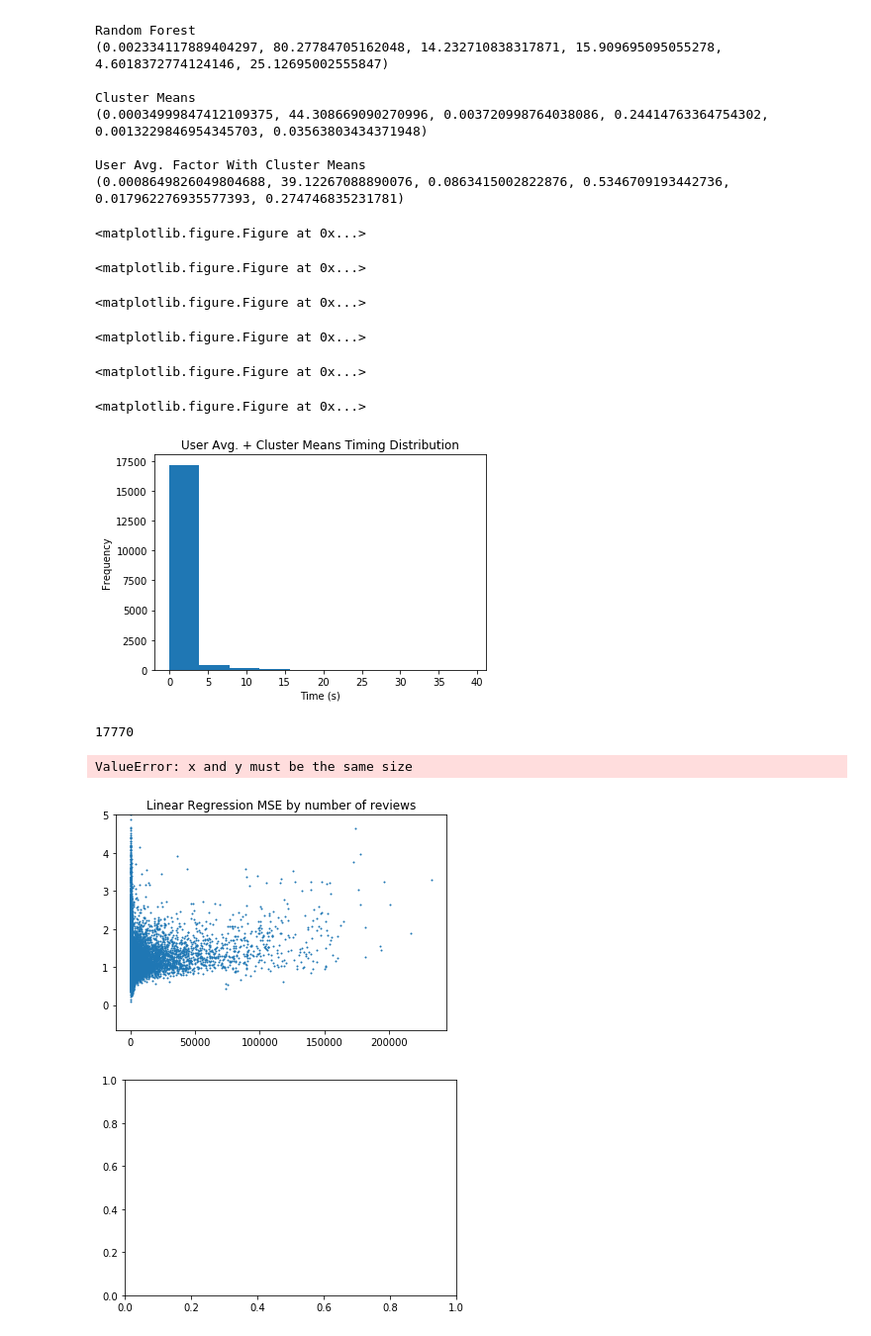
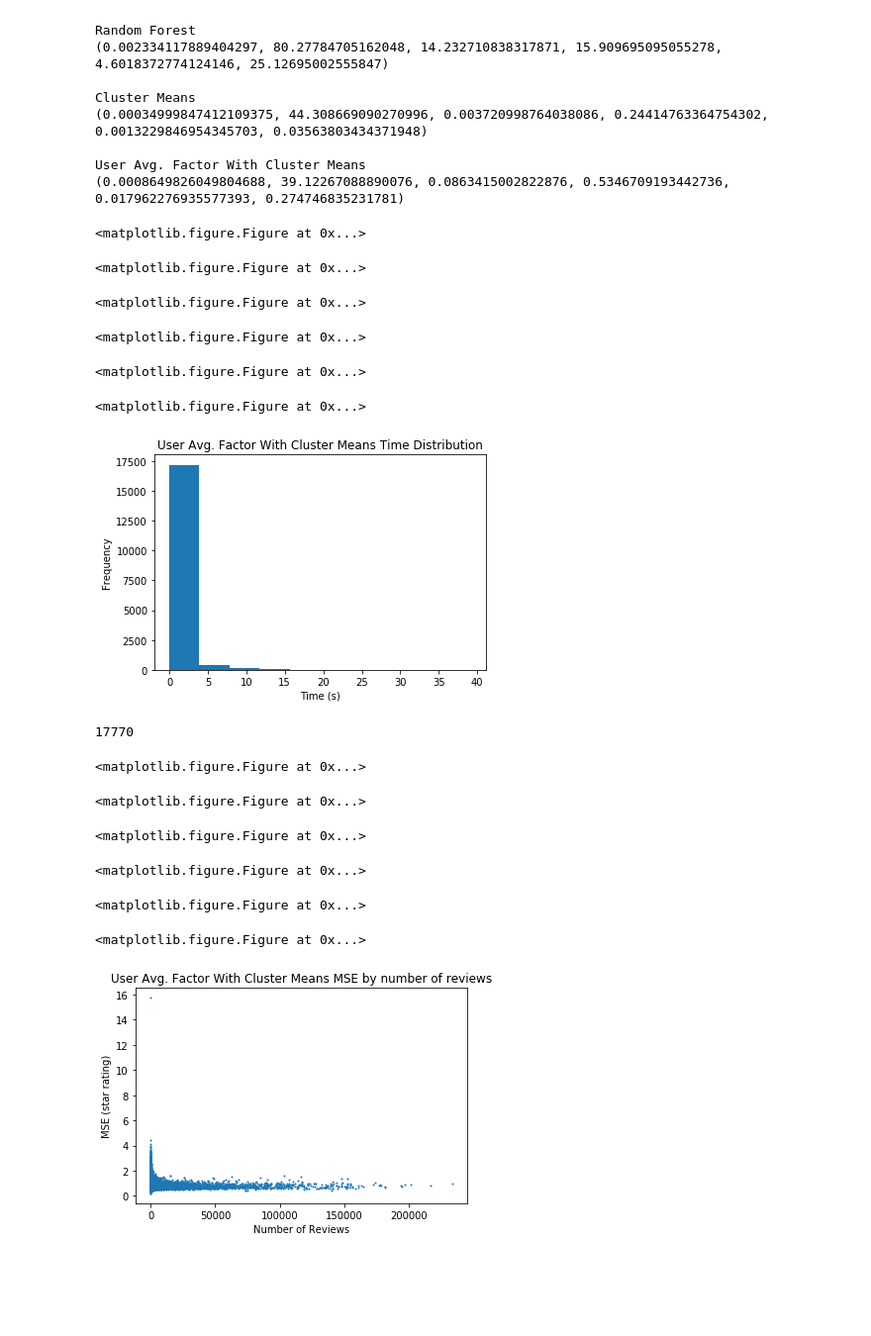
Before and after one commit to tom-robbins/netflix-ml, a Jupyter notebook: results.ipynb, the cells around one changed output. Shown at 99% size. Saved outputs shown, nothing was run; the diff lists cells and outputs as text; code cells hidden in the pictures; blank space fills up the shorter version.

Commit message:
images

```diff
--- a/results.ipynb
+++ b/results.ipynb
@@ -344,11 +344,11 @@ for results, name in zip(result_dicts, result_names):
     data = np.array(list_nested_dict_key(results, 'regr_time'))
 
     n, bins, patches = r2_ax.hist(data)
-    r2_ax.set_xlabel('Time (s)')
-    r2_ax.set_ylabel('Frequency')
-    plt.title('%s Timing Distribution' % name)
+    plt.xlabel('Time (s)')
+    plt.ylabel('Frequency')
+    plt.title('%s Time Distribution' % name)
     r2_plot.show()
-    r2_plot.savefig('results/%s_timing_dist.png' % name.split()[0])
+    r2_plot.savefig('results/%s_time_dist.png' % name.split()[0])
 # %% [output]
 <matplotlib.figure.Figure at 0x...>
 <matplotlib.figure.Figure at 0x...>
@@ -356,25 +356,32 @@ for results, name in zip(result_dicts, result_names):
 <matplotlib.figure.Figure at 0x...>
 <matplotlib.figure.Figure at 0x...>
 <matplotlib.figure.Figure at 0x...>
-[figure, old version]
+[figure, new version]
 # %%
 print len(random_forest_results.keys())
 # %% [output]
 17770
 # %%
 for results, name in zip(result_dicts, result_names):
-    #plt.clf()
+    plt.clf()
     scatter = plt.figure()
-    x = list_nested_dict_key(reviews_by_movie, 'num_reviews')
     lim = 17770 if name != 'Ridge' else 17700
+    x = list_nested_dict_key(reviews_by_movie, 'num_reviews')[:lim]
+
     y = list_nested_dict_key(results, 'mse')
     plt.scatter(x, y, s=1)
-    plt.ylim(ymax=5)
+    #plt.ylim(ymax=5)
     plt.title('%s MSE by number of reviews' % name)
+    plt.xlabel('Number of Reviews')
+    plt.ylabel('MSE (star rating)')
     scatter.show()
-#     r2_plot.savefig('results/%s_mse_reviews.png' % name.split()[0])
+    plt.savefig('results/%s_mse_reviews.png' % name.split()[0])
 # %% [output]
-ValueError: x and y must be the same size
+<matplotlib.figure.Figure at 0x...>
+<matplotlib.figure.Figure at 0x...>
+<matplotlib.figure.Figure at 0x...>
+<matplotlib.figure.Figure at 0x...>
+<matplotlib.figure.Figure at 0x...>
+<matplotlib.figure.Figure at 0x...>
-[figure, old version]
+[figure, new version]
-[figure, removed]
 # %%
```
Also changed, not shown: parts of 1 cell of this notebook, 30 other files.
